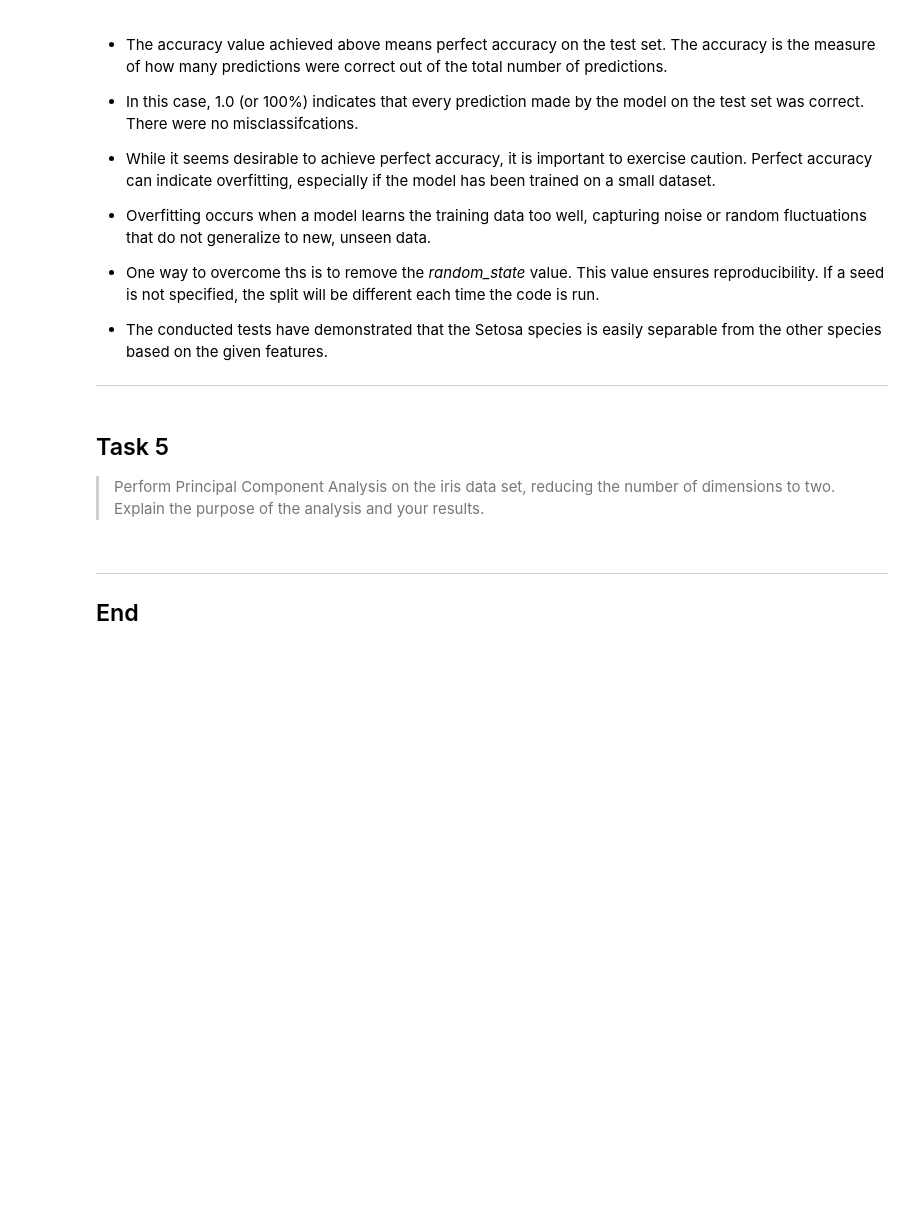
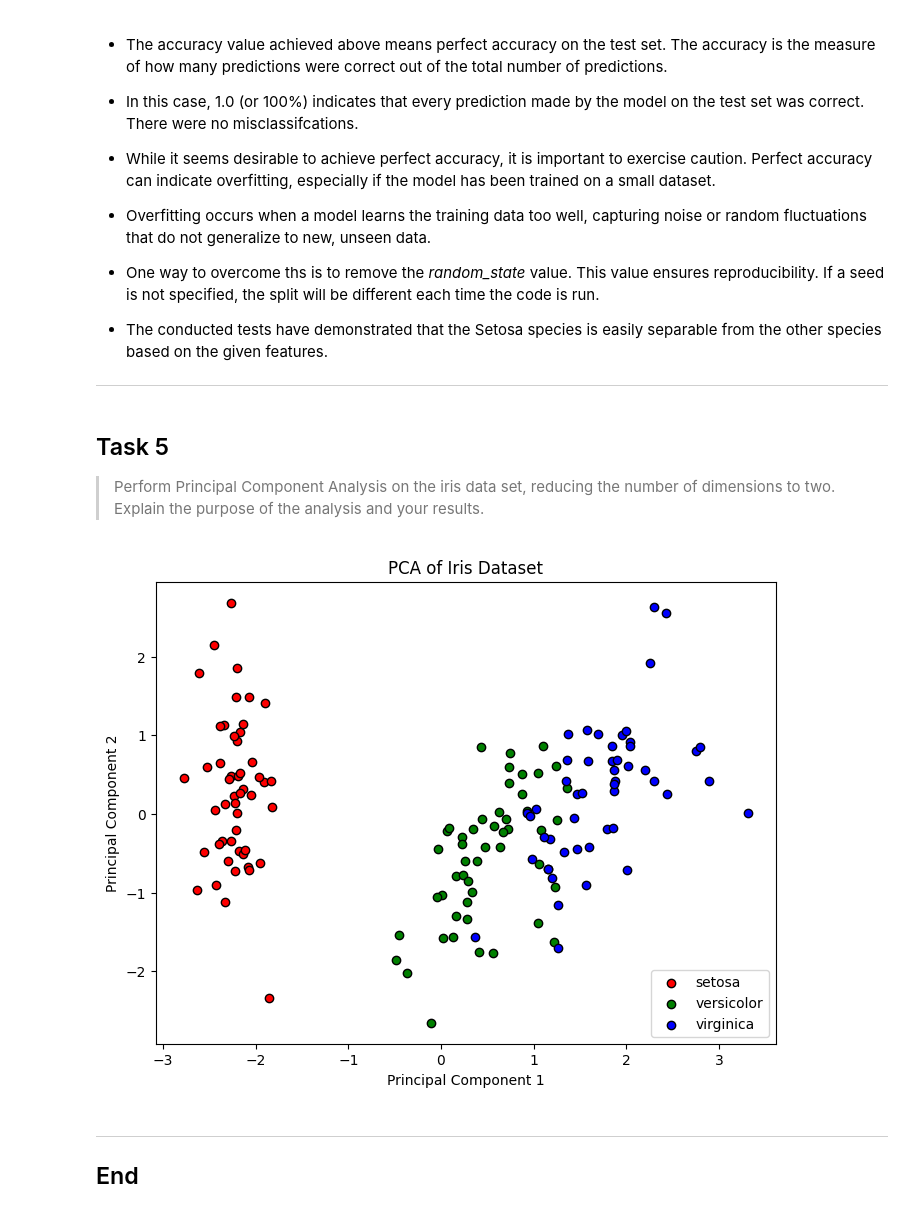
Before and after one commit to claretubs/machine-learning-and-statistics, a Jupyter notebook: tasks.ipynb, the cells around one changed output. Drawn from its saved outputs; the diff is of its cells as text; code cells hidden in the pictures; blank space fills up the shorter version.

```diff
--- a/tasks.ipynb
+++ b/tasks.ipynb
@@ -210,6 +213,26 @@ Accuracy: 1.0
 > Perform Principal Component Analysis on the iris data set,
 reducing the number of dimensions to two. Explain the purpose
 of the analysis and your results.
+# %%
+# Standardize the features.
+X_standardized = StandardScaler().fit_transform(x)
+# %%
+# Apply PCA with 2 components.
+pca = PCA(n_components=2)
+X_pca = pca.fit_transform(X_standardized)
+# %%
+# Plot the results
+plt.figure(figsize=(8, 6))
+for i, c in zip(range(3), ['red', 'green', 'blue']):
+    plt.scatter(X_pca[y == i, 0], X_pca[y == i, 1], c=c, label=iris.target_names[i], edgecolors='k')
+
+plt.title('PCA of Iris Dataset')
+plt.xlabel('Principal Component 1')
+plt.ylabel('Principal Component 2')
+plt.legend()
+plt.show()
+# %% [output]
+[figure, added]
 # %% [markdown]
 ***
 ## End
```
Also changed, not shown: parts of 1 cell of this notebook.
